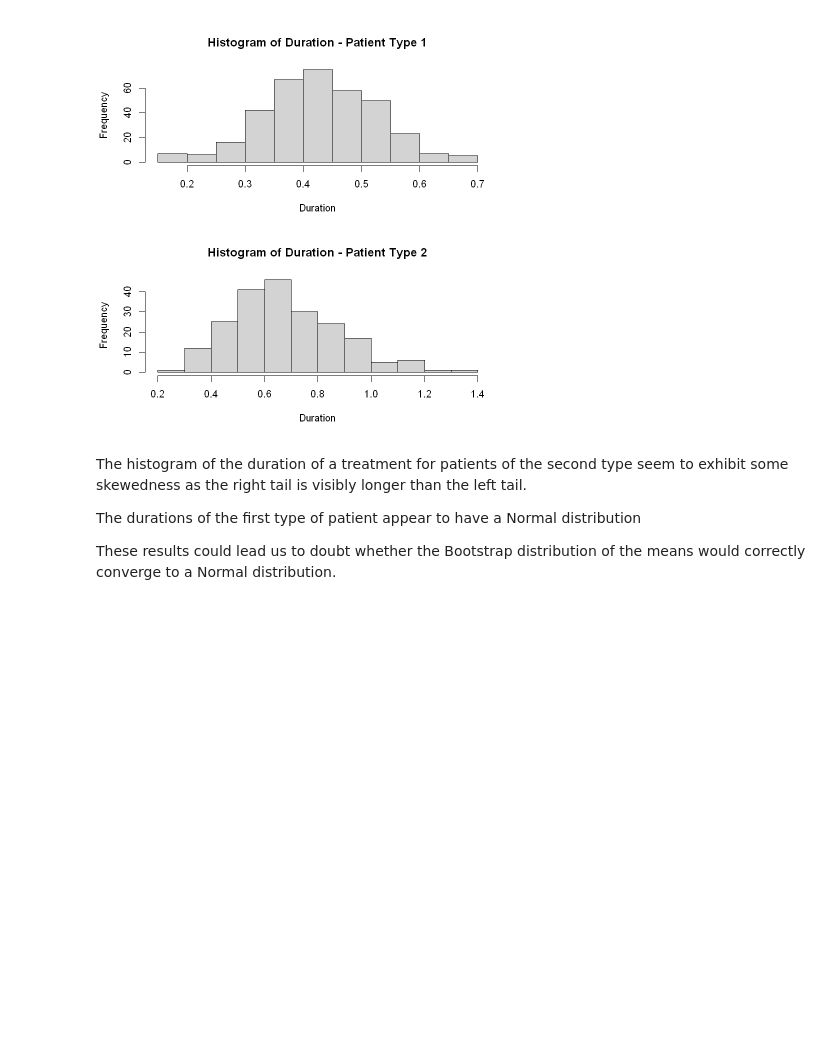
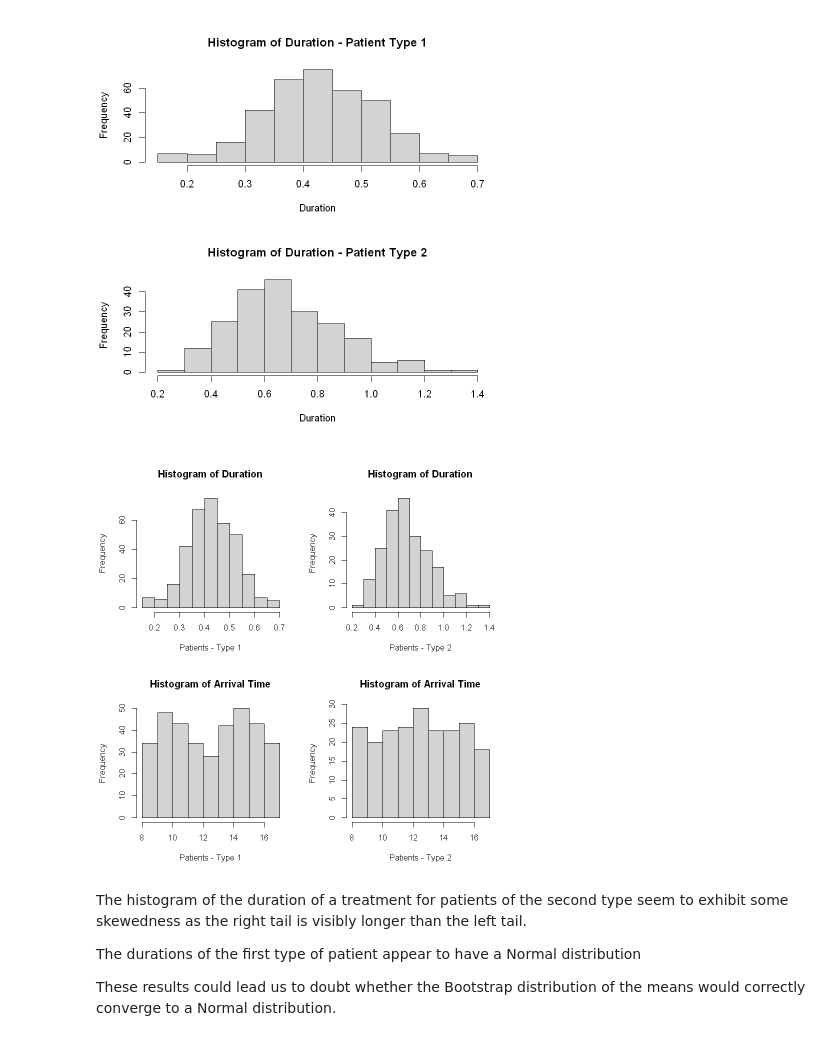
Before and after one commit to andreghl/EBS4043, a Jupyter notebook: main.ipynb, the cells around one changed output. Saved outputs shown, nothing was run; the diff lists cells and outputs as text; code cells hidden in the pictures; blank space fills up the shorter version.

```diff
--- a/main.ipynb
+++ b/main.ipynb
@@ -40,6 +40,23 @@ hist(Duration[PatientType == "Type 2"],
      xlab = "Duration")
 # %% [output]
 [figure]
+# %%
+par(mfrow = c(2, 2), bg = "white")
+hist(Duration[PatientType == "Type 1"],
+     main = "Histogram of Duration",
+     xlab = "Patients - Type 1")
+
+hist(Duration[PatientType == "Type 2"],
+     main = "Histogram of Duration",
+     xlab = "Patients - Type 2")
+hist(Time[PatientType == "Type 1"],
+    main = "Histogram of Arrival Time",
+    xlab = "Patients - Type 1")
+hist(Time[PatientType == "Type 2"],
+    main = "Histogram of Arrival Time",
+    xlab = "Patients - Type 2")
+# %% [output]
+[figure, added]
 # %% [markdown]
 The histogram of the duration of a treatment for patients of the second type seem to exhibit some skewedness as the right tail is visibly longer than the left tail.
 
```
Also changed, not shown: parts of 22 cells of this notebook, 4 other files.
